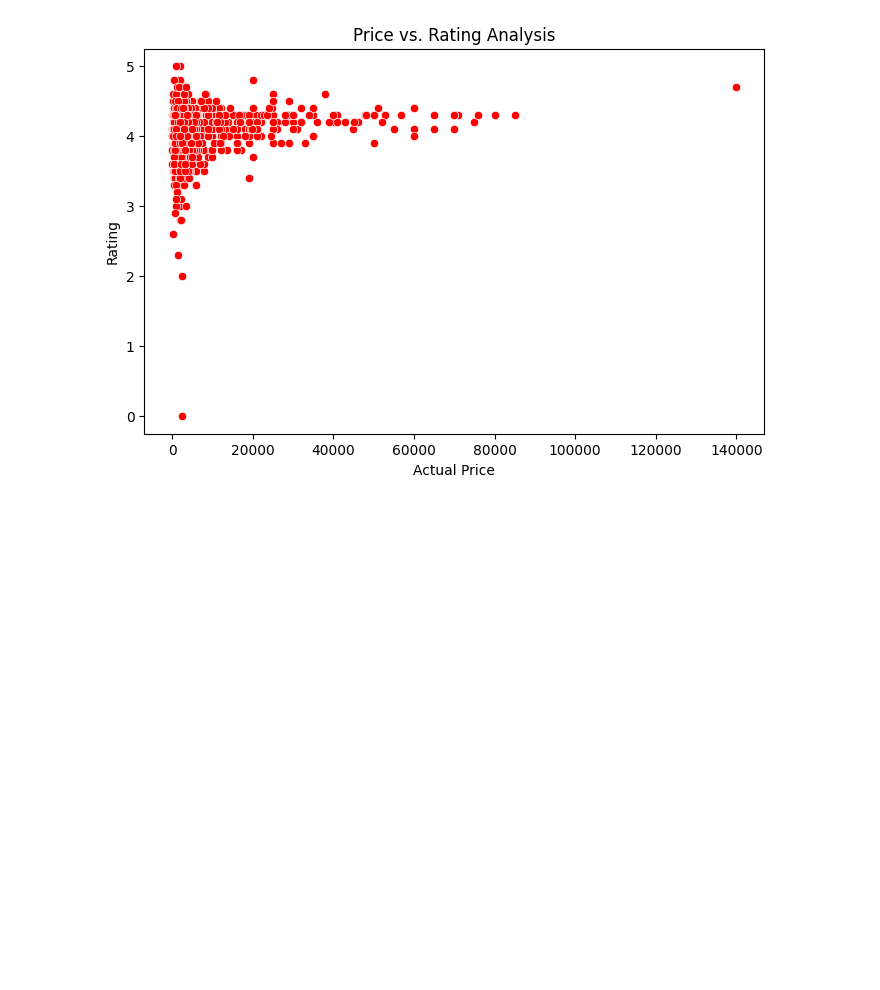
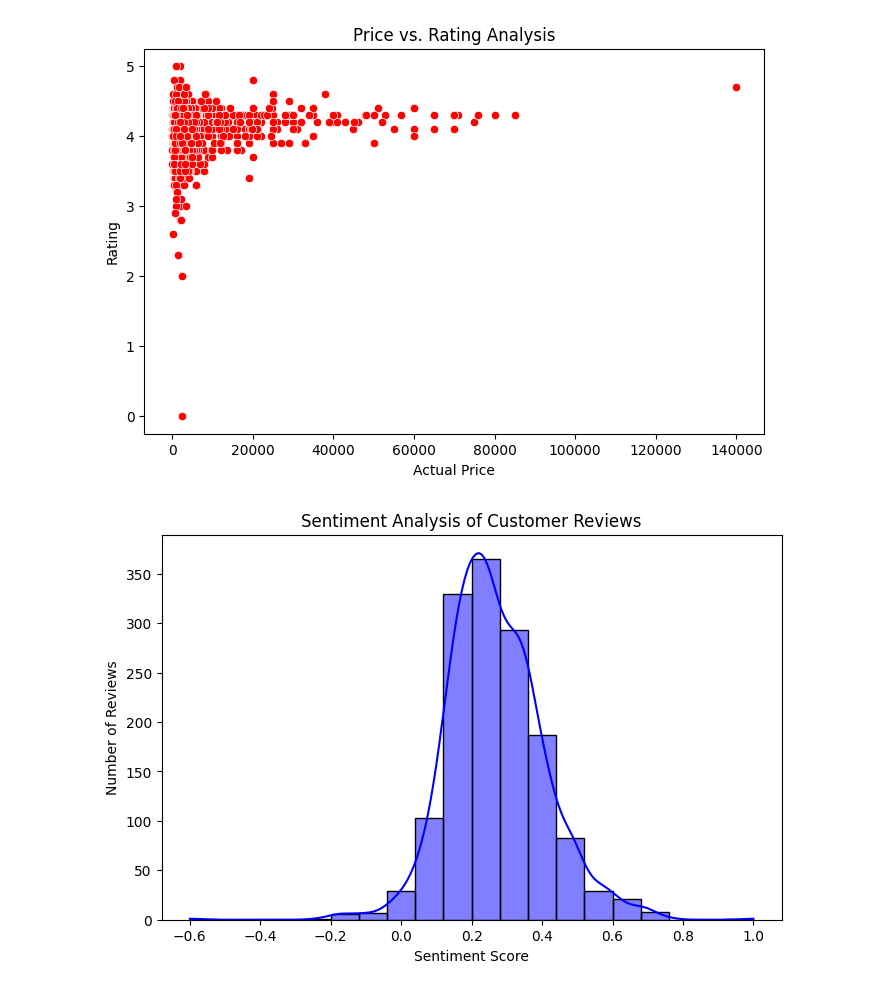
Before and after one commit to devarshi002/Amazon_sales_data_analytics, a Jupyter notebook: amazon.ipynb, the cells around one changed output. Saved outputs shown, nothing was run; the diff lists cells and outputs as text; code cells hidden in the pictures; blank space fills up the shorter version.

```diff
--- a/amazon.ipynb
+++ b/amazon.ipynb
@@ -169,3 +169,12 @@ def get_sentiment(review):
     return TextBlob(str(review)).sentiment.polarity
 
 df["sentiment_score"] = df["review_content"].apply(get_sentiment)
+# %%
+plt.figure(figsize=(8,5))
+sns.histplot(df["sentiment_score"], bins=20, kde=True, color="blue")
+plt.xlabel("Sentiment Score")
+plt.ylabel("Number of Reviews")
+plt.title("Sentiment Analysis of Customer Reviews")
+plt.show()
+# %% [output]
+[figure, added]
```
Also changed, not shown: parts of 1 cell of this notebook.
